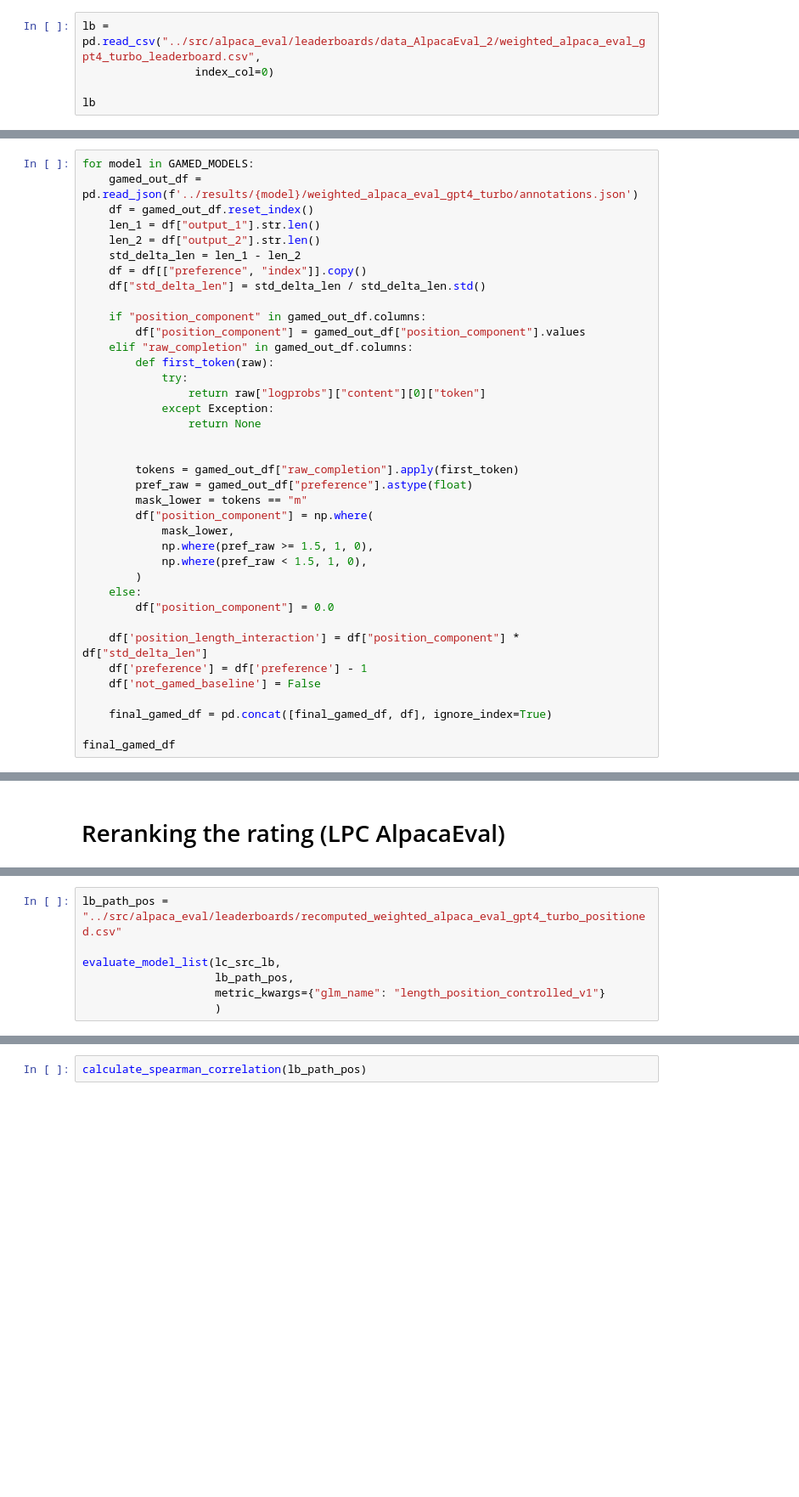
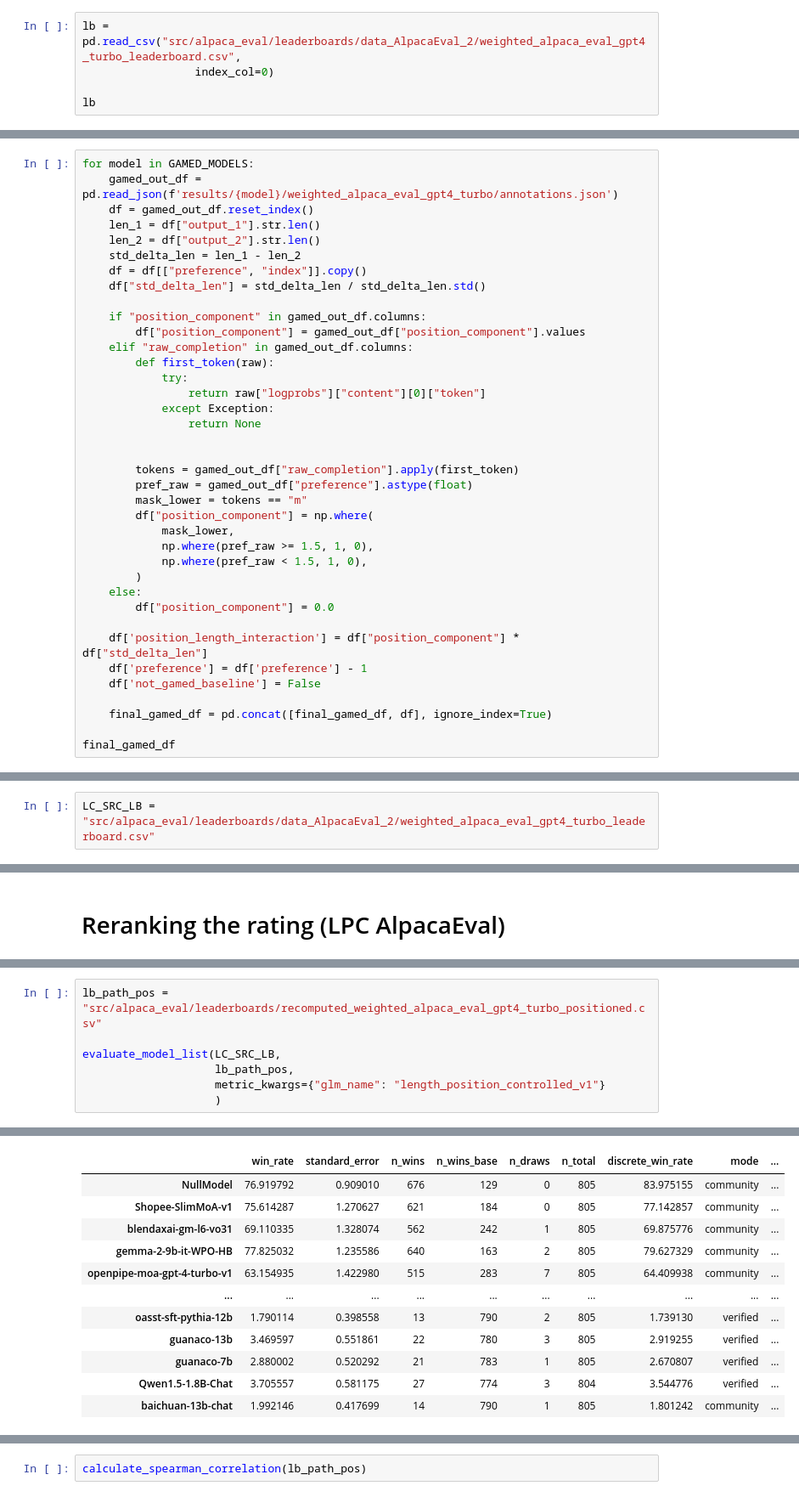
Before and after one commit to Thesis-LLM-as-a-judge-AUAS/alpaca_eval, a Jupyter notebook: notebooks/length_position_controlled.ipynb, the cells around one changed output, grey strips where cells are left out. Shown at 85% size. Drawn from its saved outputs; the diff is of its cells as text; blank space fills up the shorter version.

```diff
--- a/notebooks/length_position_controlled.ipynb
+++ b/notebooks/length_position_controlled.ipynb
@@ -54,7 +56,7 @@ Name: instruction_difficulty, Length: 805, dtype: float64
 # %% [markdown]
 # Extract results of evaluating (annotations)
 # %%
-lb = pd.read_csv("../src/alpaca_eval/leaderboards/data_AlpacaEval_2/weighted_alpaca_eval_gpt4_turbo_leaderboard.csv",
+lb = pd.read_csv("src/alpaca_eval/leaderboards/data_AlpacaEval_2/weighted_alpaca_eval_gpt4_turbo_leaderboard.csv",
                  index_col=0)
 
 lb
@@ -397,6 +399,6 @@ PosixPath('../results/gpt4_gamed/weighted_alpaca_eval_gpt4_turbo/annotations.jso
 # %%
 for model in GAMED_MODELS:
-    gamed_out_df = pd.read_json(f'../results/{model}/weighted_alpaca_eval_gpt4_turbo/annotations.json')
+    gamed_out_df = pd.read_json(f'results/{model}/weighted_alpaca_eval_gpt4_turbo/annotations.json')
     df = gamed_out_df.reset_index()
     len_1 = df["output_1"].str.len()
     len_2 = df["output_2"].str.len()
@@ -510,0 +535,2 @@ def calculate_spearman_correlation(lb_path):
+# %%
+LC_SRC_LB = "src/alpaca_eval/leaderboards/data_AlpacaEval_2/weighted_alpaca_eval_gpt4_turbo_leaderboard.csv"
@@ -623,7 +684,7 @@ Spearman (LC AlpacaEval vs Chatbot Arena): 0.9746
 # %%
-lb_path_pos = "../src/alpaca_eval/leaderboards/recomputed_weighted_alpaca_eval_gpt4_turbo_positioned.csv"
+lb_path_pos = "src/alpaca_eval/leaderboards/recomputed_weighted_alpaca_eval_gpt4_turbo_positioned.csv"
 
-evaluate_model_list(lc_src_lb,
+evaluate_model_list(LC_SRC_LB,
                     lb_path_pos,
                     metric_kwargs={"glm_name": "length_position_controlled_v1"}
                     )
@@ -648,0 +711,12 @@ Skip aligner-2b_gpt-4-turbo-2024-04-09: missing ../results/aligner-2b_gpt-4-turb
+|  | win_rate | standard_error | n_wins | n_wins_base | n_draws | n_total | discrete_win_rate | mode | ... |
+| NullModel | 76.919792 | 0.909010 | 676 | 129 | 0 | 805 | 83.975155 | community | ... |
+| Shopee-SlimMoA-v1 | 75.614287 | 1.270627 | 621 | 184 | 0 | 805 | 77.142857 | community | ... |
+| blendaxai-gm-l6-vo31 | 69.110335 | 1.328074 | 562 | 242 | 1 | 805 | 69.875776 | community | ... |
+| gemma-2-9b-it-WPO-HB | 77.825032 | 1.235586 | 640 | 163 | 2 | 805 | 79.627329 | community | ... |
+| openpipe-moa-gpt-4-turbo-v1 | 63.154935 | 1.422980 | 515 | 283 | 7 | 805 | 64.409938 | community | ... |
+| ... | ... | ... | ... | ... | ... | ... | ... | ... | ... |
+| oasst-sft-pythia-12b | 1.790114 | 0.398558 | 13 | 790 | 2 | 805 | 1.739130 | verified | ... |
+| guanaco-13b | 3.469597 | 0.551861 | 22 | 780 | 3 | 805 | 2.919255 | verified | ... |
+| guanaco-7b | 2.880002 | 0.520292 | 21 | 783 | 1 | 805 | 2.670807 | verified | ... |
+| Qwen1.5-1.8B-Chat | 3.705557 | 0.581175 | 27 | 774 | 3 | 804 | 3.544776 | verified | ... |
+| baichuan-13b-chat | 1.992146 | 0.417699 | 14 | 790 | 1 | 805 | 1.801242 | community | ... |
```
Also changed, not shown: parts of 21 cells of this notebook, 9 other files.
